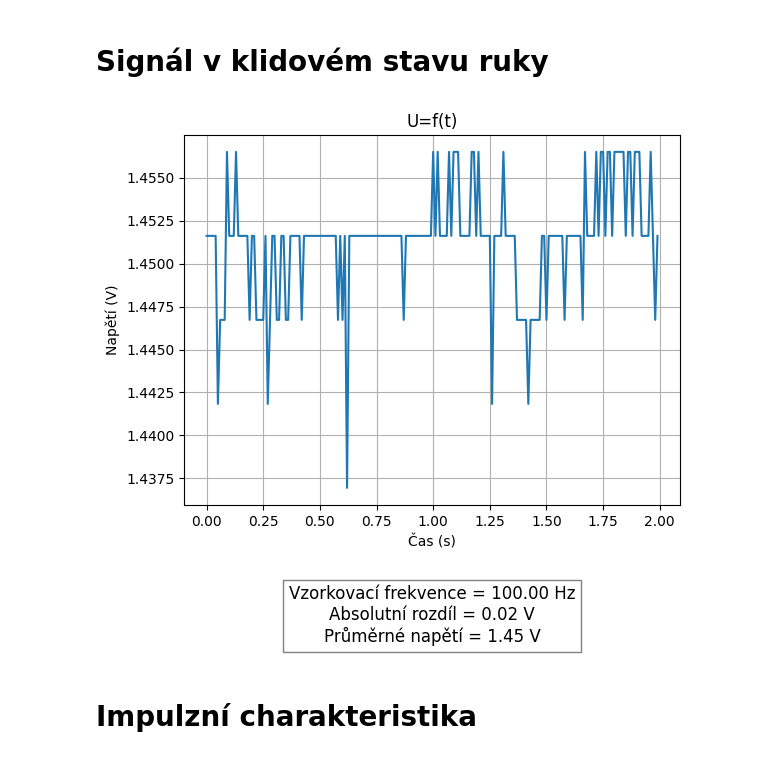
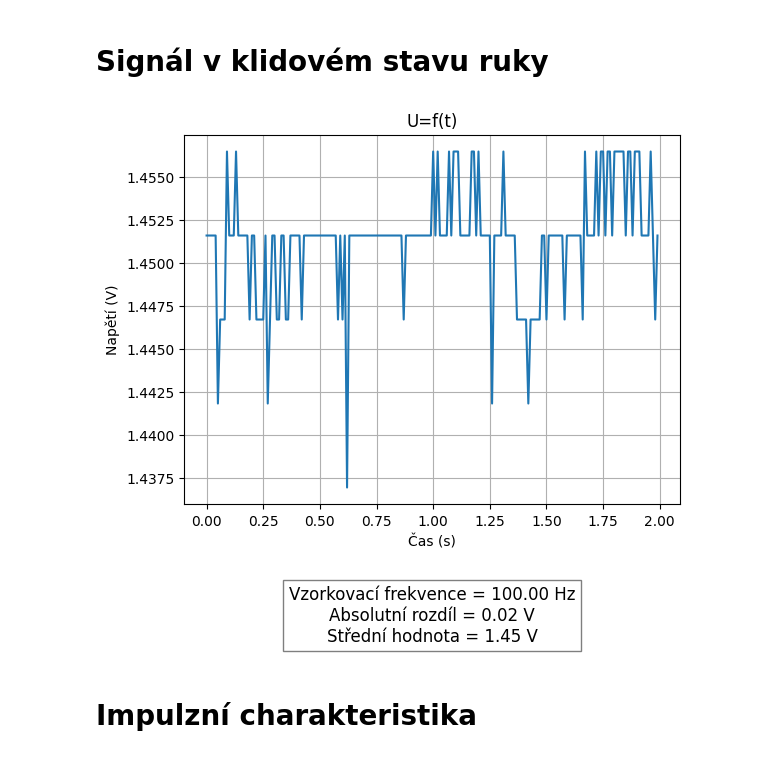
Before and after one commit to drillby/Diplomova_prace, a Jupyter notebook: EMG_elektrody_test/data_analysis.ipynb, the cells around one changed output. Cells and saved outputs as stored; diff of their text form; code cells hidden in the pictures.

```diff
--- a/EMG_elektrody_test/data_analysis.ipynb
+++ b/EMG_elektrody_test/data_analysis.ipynb
@@ -32,35 +32,35 @@ file = './data/klidový_stav.csv'
 data = np.loadtxt(file, delimiter=',', dtype=float, skiprows=1)
 header = np.loadtxt(file, delimiter=',', max_rows=1, dtype=str)
 
 time = data[:, 0]
 voltage = (data[:, 1] * 5) / 1023
 
 dt = time[1] - time[0]
 
 num_samples = len(time)
 
 sampling_frequency = 1 / dt
 
 average_voltage = np.mean(voltage)
 
 plt.plot(time, voltage)
 plt.title('U=f(t)')
 plt.xlabel('Čas (s)')
 plt.ylabel('Napětí (V)')
 plt.grid()
 plt.text(
     0.5,
     -0.3,
-    f"Vzorkovací frekvence = {sampling_frequency:.2f} Hz\nAbsolutní rozdíl = {np.abs(np.max(voltage) - np.min(voltage)):.2f} V\nPrůměrné napětí = {average_voltage:.2f} V",
+    f"Vzorkovací frekvence = {sampling_frequency:.2f} Hz\nAbsolutní rozdíl = {np.abs(np.max(voltage) - np.min(voltage)):.2f} V\nStřední hodnota = {average_voltage:.2f} V",
     horizontalalignment="center",
     verticalalignment="center",
     transform=plt.gca().transAxes,
     fontsize=12,
     bbox=dict(facecolor="white", alpha=0.5),
 )
 plt.show()
 # %% [output]
-[figure, old version]
+[figure, new version]
 # %% [markdown]
 # Impulzní charakteristika
 # %%
```
Also changed, not shown: parts of 1 cell of this notebook.
